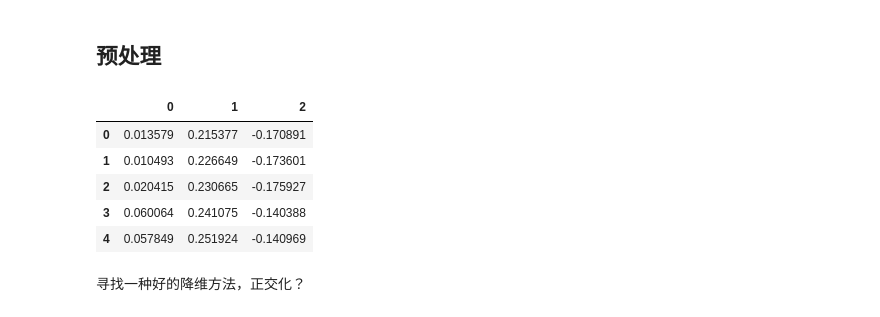
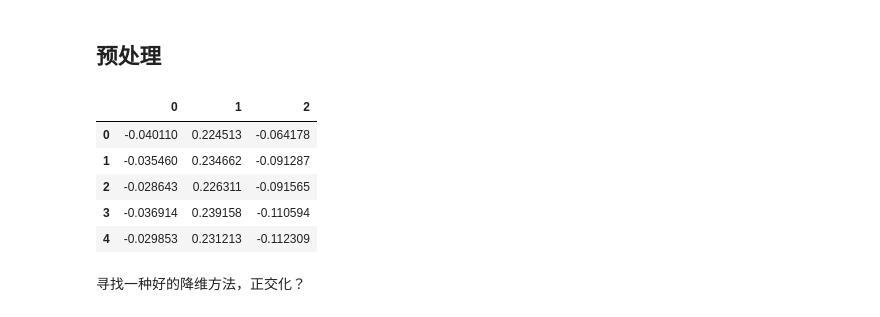
Before and after one commit to e-yi/symmetryExtraction, a Jupyter notebook: 骨架提取.ipynb, the cells around one changed output. Saved outputs shown, nothing was run; the diff lists cells and outputs as text; code cells hidden in the pictures.

```diff
--- a/骨架提取.ipynb
+++ b/骨架提取.ipynb
@@ -21,21 +21,21 @@ plt.rcParams['axes.unicode_minus'] = False
 # nbaData = pd.read_csv('./data/nba/nba.csv')
 # nbaData.head()
 # %%
-# lionData = pd.read_csv('./data/lion-reference.csv',header=None)
-# lionData.head()
+lionData = pd.read_csv('./data/lion-reference.csv',header=None)
+lionData.head()
+# %% [output]
+|  | 0 | 1 | 2 |
+| 0 | -0.040110 | 0.224513 | -0.064178 |
+| 1 | -0.035460 | 0.234662 | -0.091287 |
+| 2 | -0.028643 | 0.226311 | -0.091565 |
+| 3 | -0.036914 | 0.239158 | -0.110594 |
+| 4 | -0.029853 | 0.231213 | -0.112309 |
 # %%
 # cactusData = pd.read_csv('./data/Cactus.txt',header=None,sep='\t')
 # cactusData.head()
 # %%
-catData = pd.read_csv('./data/cat-reference.csv',header=None)
-catData.head()
+# catData = pd.read_csv('./data/cat-reference.csv',header=None)
+# catData.head()
-# %% [output]
-|  | 0 | 1 | 2 |
-| 0 | 0.013579 | 0.215377 | -0.170891 |
-| 1 | 0.010493 | 0.226649 | -0.173601 |
-| 2 | 0.020415 | 0.230665 | -0.175927 |
-| 3 | 0.060064 | 0.241075 | -0.140388 |
-| 4 | 0.057849 | 0.251924 | -0.140969 |
 # %% [markdown]
 寻找一种好的降维方法，正交化？
 # %%
```
Also changed, not shown: parts of 48 cells of this notebook, 4 other files.
